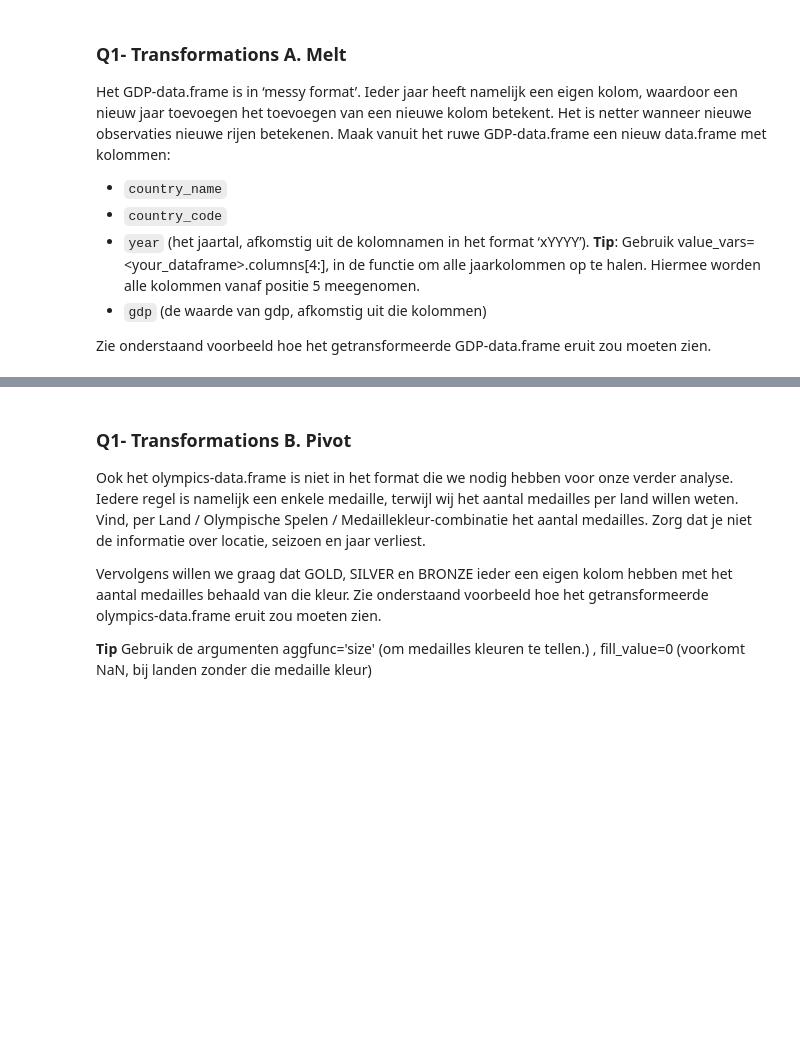
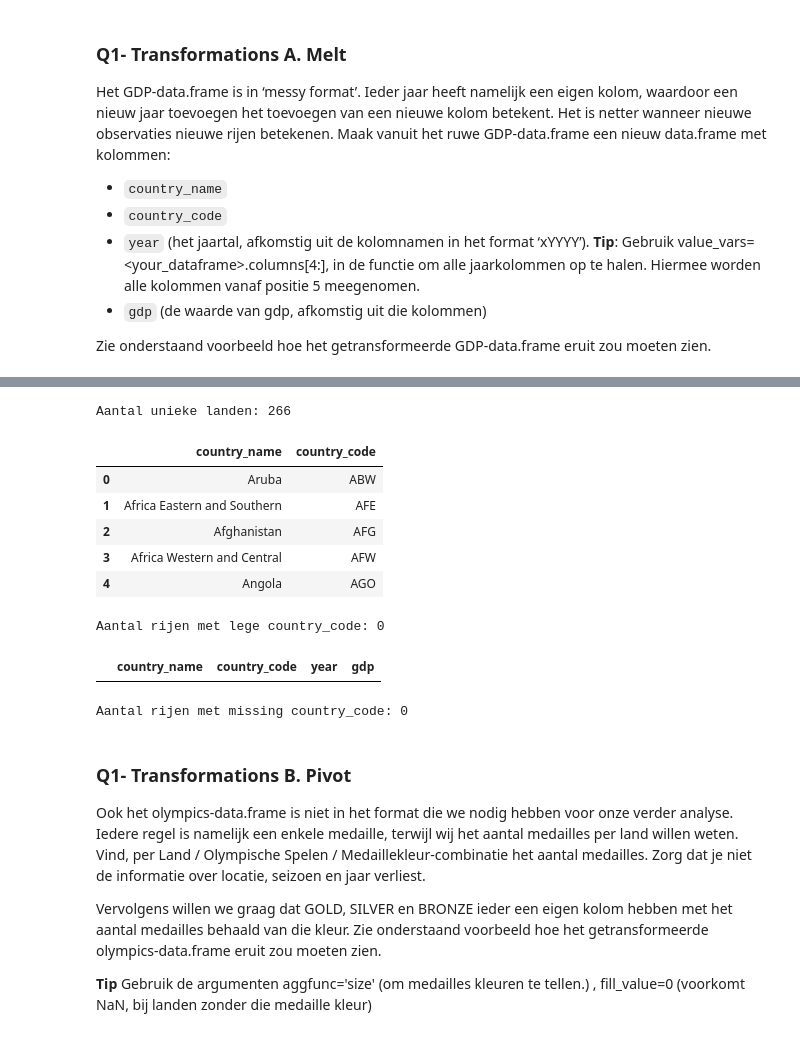
Before and after one commit to AdilVural/myPython, a Jupyter notebook: Assignment___export/DSBA_Assignment02.ipynb, the cells around one changed output, grey strips where cells are left out. Cells and saved outputs as stored; diff of their text form; code cells hidden in the pictures; blank space fills up the shorter version.

```diff
--- a/Assignment___export/DSBA_Assignment02.ipynb
+++ b/Assignment___export/DSBA_Assignment02.ipynb
@@ -187,0 +252,16 @@ Transformatie voltooid — columns: Index(['country_name', 'country_code', 'year
+# %%
+# Smelten van alle jaar-kolommen (vanaf kolom 4, index = 4) uit het originele gdp_raw dataframe
+gdp_tidy = gdp_clean.melt(
+    id_vars=["country_name", "country_code"],          # kolommen die blijven
+    value_vars=gdp_clean.columns[4:],                   # alle jaar-kolommen
+    var_name="year",                                  # nieuwe kolomnaam voor jaarkolommen
+    value_name="gdp"                                  # nieuwe kolomnaam voor waarden
+)
+
+# Verwijder de 'x' prefix uit de jaar-kolommen en zet om naar int
+gdp_tidy["year"] = gdp_tidy["year"].str.replace("x", "").astype(int)
+
+# Controleer resultaat
+print("Transformatie voltooid — shape:", gdp_tidy.shape)
+print("Transformatie voltooid — columns:", gdp_tidy.columns)
+display(gdp_tidy.head(10))
@@ -188,3 +282,33 @@ Transformatie voltooid — columns: Index(['country_name', 'country_code', 'year
+# %%
+# Methode 1: drop_duplicates (meest gebruikt)
+gdp_distinct = gdp_tidy[['country_name', 'country_code']].drop_duplicates()
+
+# Methode 2: met reset_index voor schone index
+gdp_distinct = gdp_tidy[['country_name', 'country_code']].drop_duplicates().reset_index(drop=True)
+
+print(f"Aantal unieke landen: {len(gdp_distinct)}")
+display(gdp_distinct.head())
+
+# Rijen waar country_code leeg is (NaN, None, lege string)
+gdp_empty_codes = gdp_tidy[gdp_tidy['country_code'].isna() | (gdp_tidy['country_code'] == '')]
+
+print(f"Aantal rijen met lege country_code: {len(gdp_empty_codes)}")
+display(gdp_empty_codes.head())
+
+# Alternatief: alleen controleren op NaN/None
+gdp_missing_codes = gdp_tidy[gdp_tidy['country_code'].isna()]
+print(f"Aantal rijen met missing country_code: {len(gdp_missing_codes)}")
+# %% [output]
+Aantal unieke landen: 266
+|  | country_name | country_code |
+| 0 | Aruba | ABW |
+| 1 | Africa Eastern and Southern | AFE |
+| 2 | Afghanistan | AFG |
+| 3 | Africa Western and Central | AFW |
+| 4 | Angola | AGO |
+Aantal rijen met lege country_code: 0
+|  | country_name | country_code | year | gdp |
+Aantal rijen met missing country_code: 0
 # %% [markdown]
 ### Q1- Transformations B. Pivot
 
```
Also changed, not shown: parts of 13 cells of this notebook, 6 other files.
